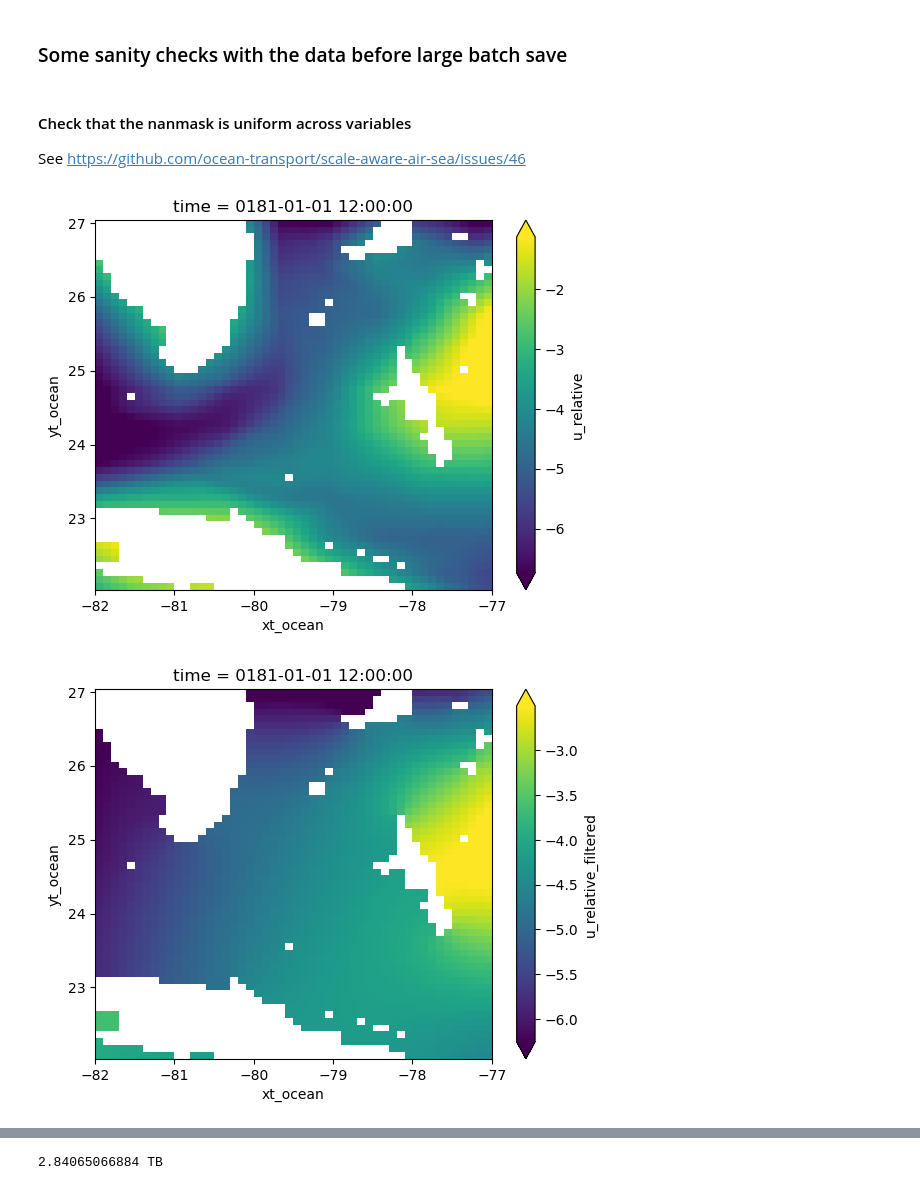
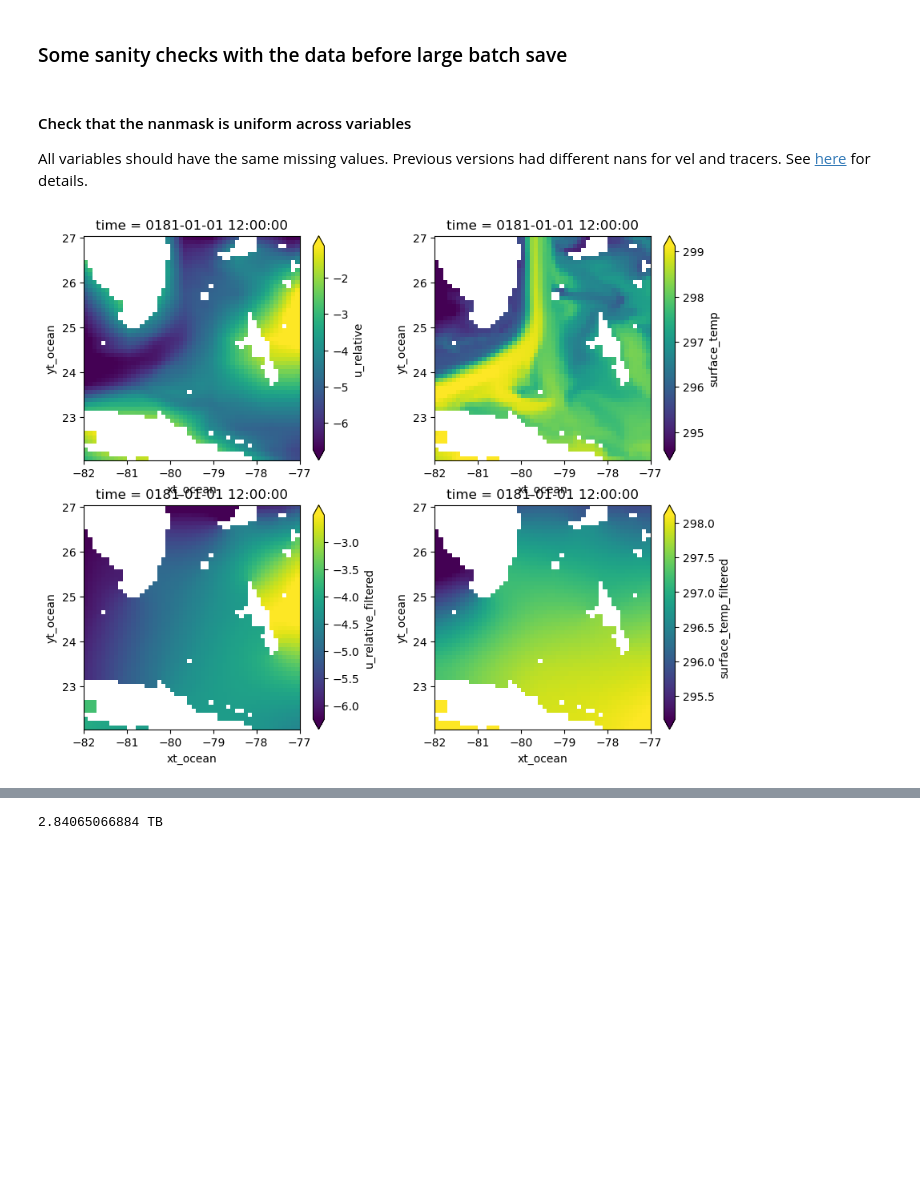
Before and after one commit to ocean-transport/scale-aware-air-sea, a Jupyter notebook: pipeline/step_1_cm26_combine_filter_inputs.ipynb, the cells around one changed output, grey strips where cells are left out. Saved outputs shown, nothing was run; the diff lists cells and outputs as text; code cells hidden in the pictures; blank space fills up the shorter version.

```diff
--- a/pipeline/step_1_cm26_combine_filter_inputs.ipynb
+++ b/pipeline/step_1_cm26_combine_filter_inputs.ipynb
@@ -20,13 +28,13 @@ fs = gcsfs.GCSFileSystem()
 # load global parameters
 
 # TODO 🚨 Put the new verison in a subfolder (so I can delete older stores in batch)
-params = get_params('v0.7.0', test=False)
+params = get_params('v1.0.0', test=False)
 
-temp_mapper = fs.get_mapper(params['paths']['CM26']['scratch'])
-output_mapper_filter = fs.get_mapper(params['paths']['CM26']['filter'])
-output_mapper_coarse = fs.get_mapper(params['paths']['CM26']['coarse'])
+path_temp = params['paths']['CM26']['scratch']
+path_output_filter = params['paths']['CM26']['filter']
+path_output_coarse = params['paths']['CM26']['coarse']
 
-print(temp_mapper.root)
-print(output_mapper_filter.root)
-print(output_mapper_coarse.root)
+print(path_temp)
+print(path_output_filter)
+print(path_output_coarse)
 # %% [output]
@@ -109,3 +86,5 @@ Attributes:
+# %%
+ds_merged = maybe_write_to_temp_and_reload(fs, path_temp, params['version'])
 # %% [markdown]
 ## Coarsen input fields
 # %%
@@ -246,21 +226,17 @@ Attributes:
 ### Some sanity checks with the data before large batch save
 # %% [markdown]
 #### Check that the nanmask is uniform across variables
-See https://github.com/ocean-transport/scale-aware-air-sea/issues/46
+
+All variables should have the same missing values. Previous versions had different nans for vel and tracers.
+See [here](https://github.com/ocean-transport/scale-aware-air-sea/issues/46) for details.
 # %%
 roi = dict(xt_ocean=slice(-82, -77), yt_ocean=slice(22,27))
+test_ds = ds_merged.isel(time=0).sel(**roi).load()
 
-plt.figure()
-ds_merged['u_relative'].isel(time=0).sel(**roi).plot(robust=True)
-plt.show()
-
-plt.figure()
-ds_merged['u_relative_filtered'].isel(time=0).sel(**roi).plot(robust=True)
-plt.show()
-
-plt.figure()
-ds_merged['surface_temp_filtered'].isel(time=0).sel(**roi).plot(robust=True)
-plt.show()
+plt.figure(figsize=[10,8])
+for i, var in enumerate(['u_relative', 'surface_temp', 'u_relative_filtered', 'surface_temp_filtered']):
+    plt.subplot(2,2,i+1)
+    test_ds[var].plot(robust=True)
+plt.subplots_adjust(wspace=0.3)
 # %% [output]
-[figure, old version]
+[figure, new version]
-[figure, removed]
```
Also changed, not shown: parts of 19 cells of this notebook, 8 other files.
